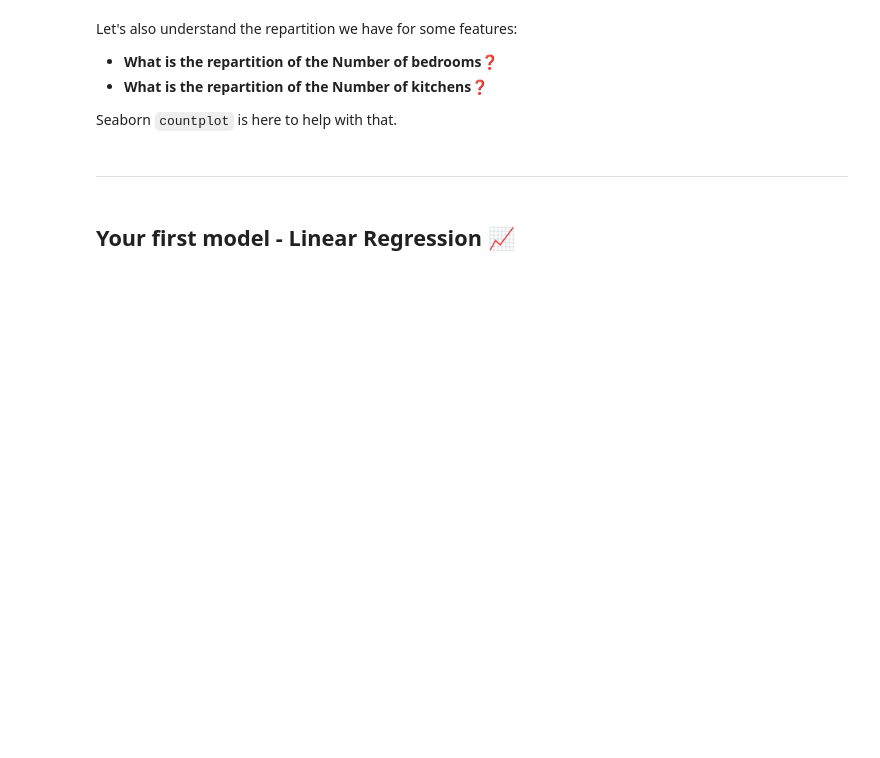
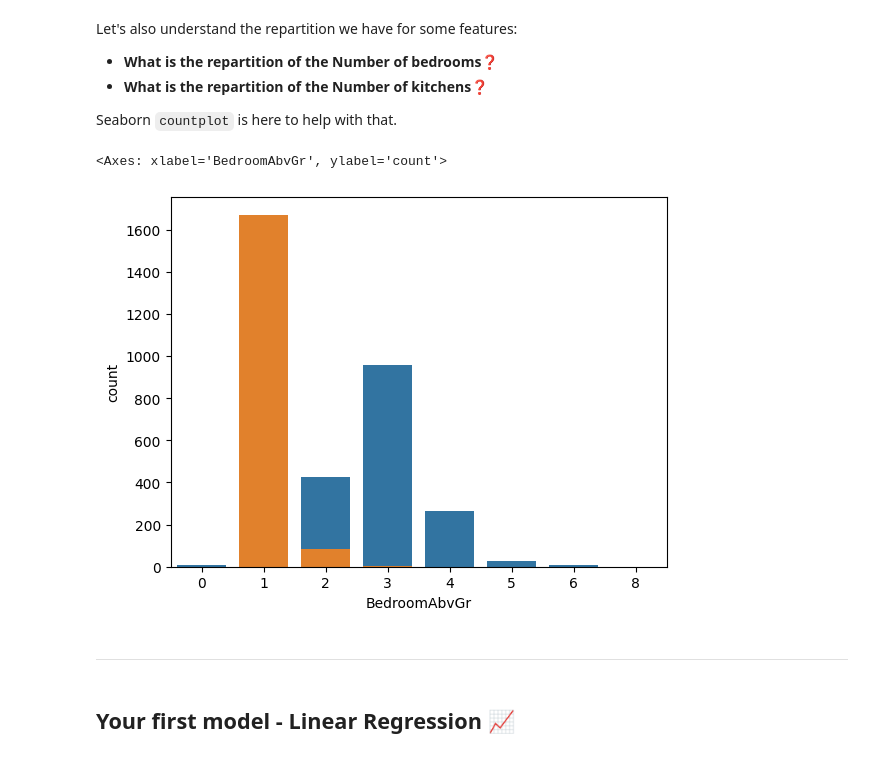
Before and after one commit to lucywang0604/dotfiles, a Jupyter notebook: house-price-prediction-project.ipynb, the cells around one changed output. Drawn from its saved outputs; the diff is of its cells as text; code cells hidden in the pictures; blank space fills up the shorter version.

```diff
--- a/house-price-prediction-project.ipynb
+++ b/house-price-prediction-project.ipynb
@@ -119,3 +121,9 @@ Seaborn `countplot` is here to help with that.
+# %%
+sns.countplot(data=houses, x='BedroomAbvGr')
+sns.countplot(data=houses, x='KitchenAbvGr')
+# %% [output]
+<Axes: xlabel='BedroomAbvGr', ylabel='count'>
+[figure, added]
 # %% [markdown]
 --------------
 # %% [markdown]
```
Also changed, not shown: parts of 4 cells of this notebook.
